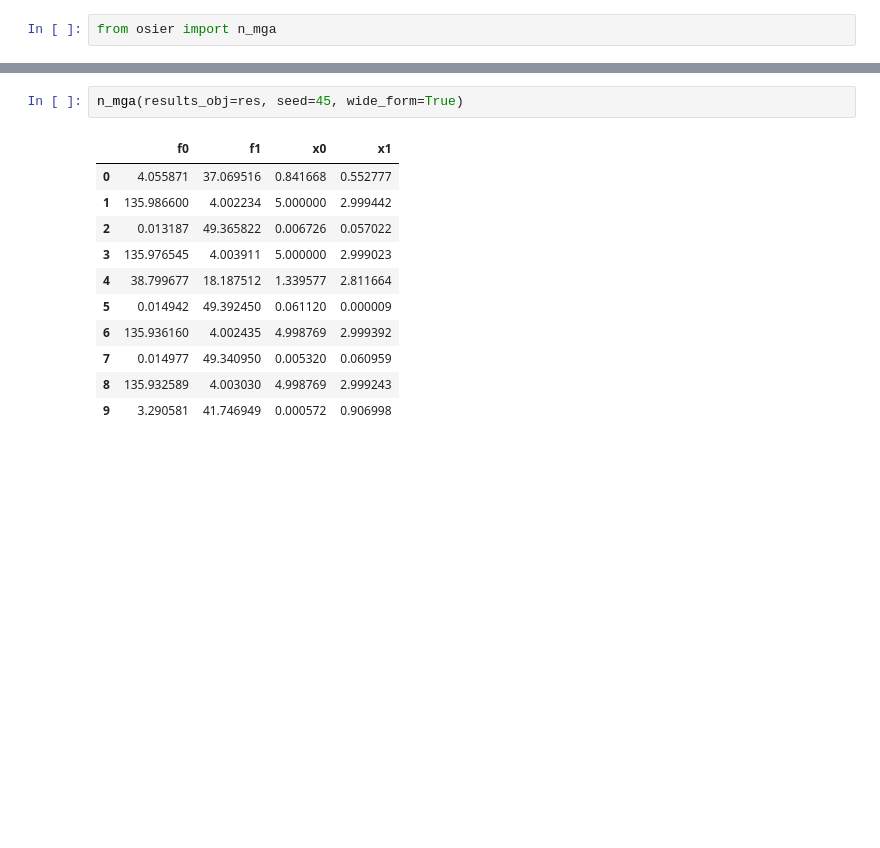
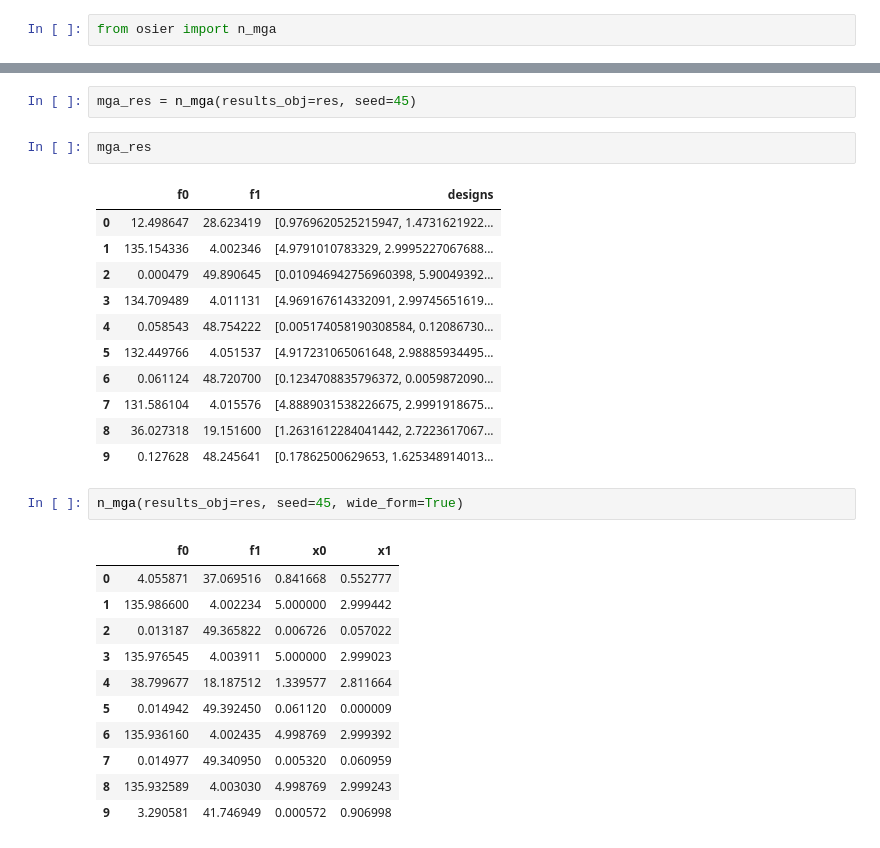
Before and after one commit to arfc/osier, a Jupyter notebook: docs/source/examples/mga_tutorial.ipynb, the cells around one changed output, grey strips where cells are left out. Drawn from its saved outputs; the diff is of its cells as text; blank space fills up the shorter version.

```diff
--- a/docs/source/examples/mga_tutorial.ipynb
+++ b/docs/source/examples/mga_tutorial.ipynb
@@ -174,3 +174,19 @@ n_mga(results_obj=res, seed=45)
+# %%
+mga_res = n_mga(results_obj=res, seed=45)
+# %%
+mga_res
+# %% [output]
+|  | f0 | f1 | designs |
+| 0 | 12.498647 | 28.623419 | [0.9769620525215947, 1.4731621922... |
+| 1 | 135.154336 | 4.002346 | [4.9791010783329, 2.9995227067688... |
+| 2 | 0.000479 | 49.890645 | [0.010946942756960398, 5.90049392... |
+| 3 | 134.709489 | 4.011131 | [4.969167614332091, 2.99745651619... |
+| 4 | 0.058543 | 48.754222 | [0.005174058190308584, 0.12086730... |
+| 5 | 132.449766 | 4.051537 | [4.917231065061648, 2.98885934495... |
+| 6 | 0.061124 | 48.720700 | [0.1234708835796372, 0.0059872090... |
+| 7 | 131.586104 | 4.015576 | [4.8889031538226675, 2.9991918675... |
+| 8 | 36.027318 | 19.151600 | [1.2631612284041442, 2.7223617067... |
+| 9 | 0.127628 | 48.245641 | [0.17862500629653, 1.625348914013... |
 # %%
 n_mga(results_obj=res, seed=45, wide_form=True)
 # %% [output]
```
Also changed, not shown: parts of 4 cells of this notebook, 1 other file.
